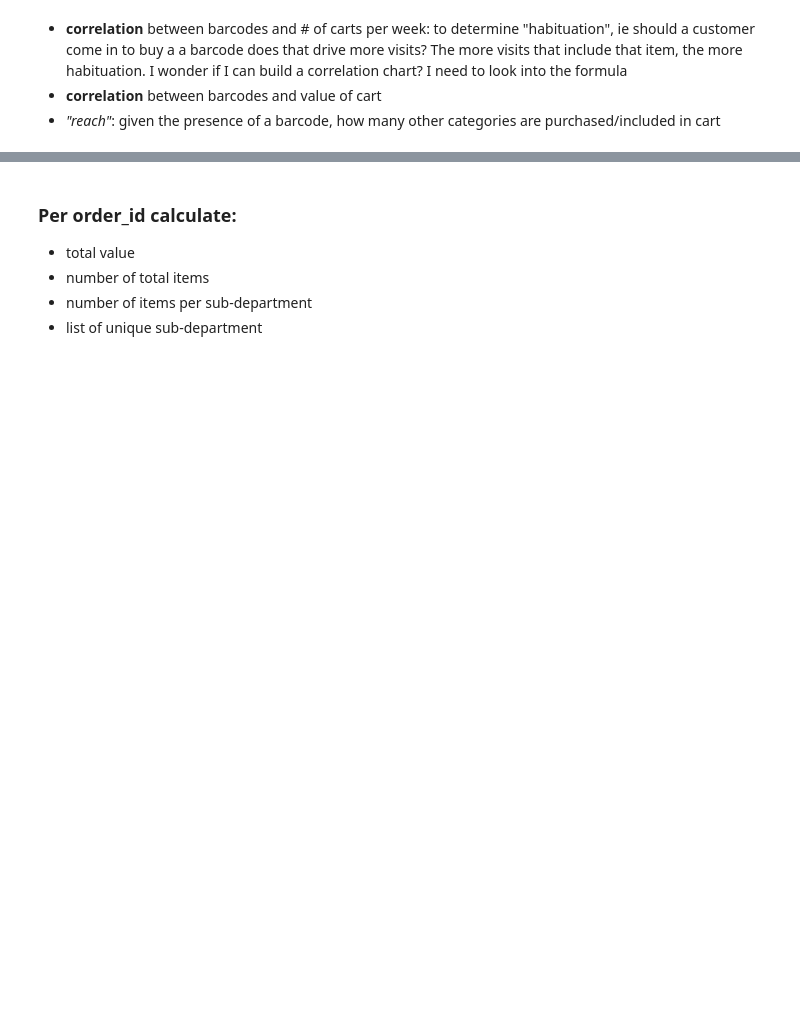
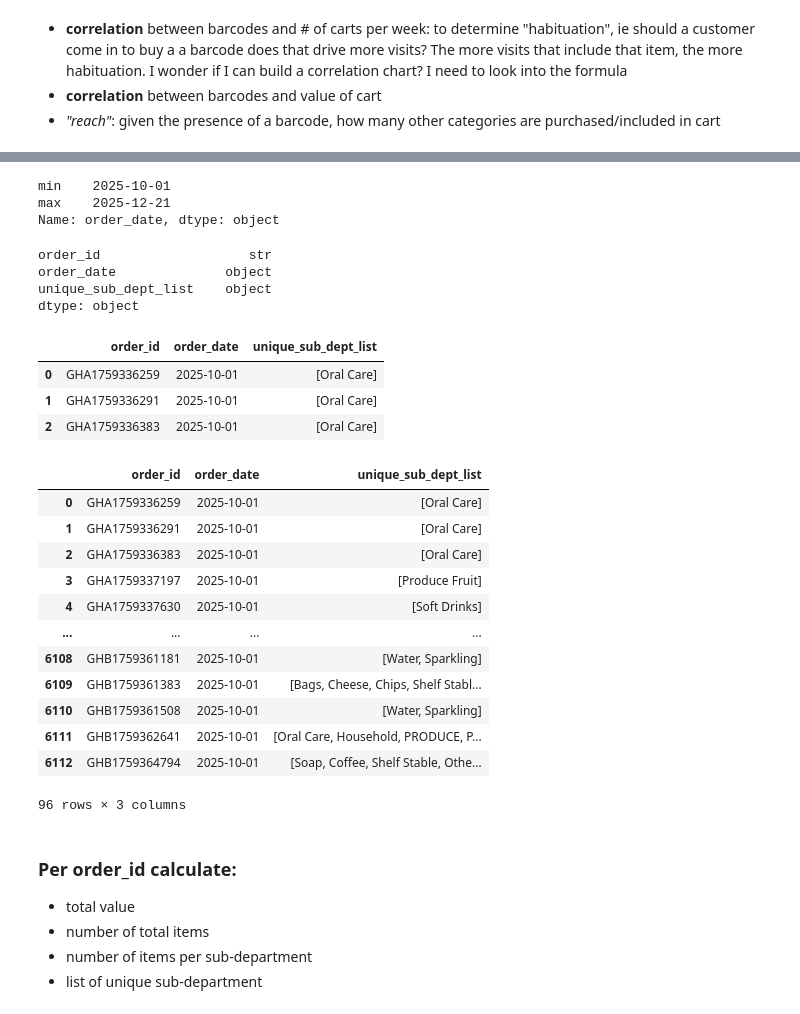
Before and after one commit to calleja/merchAnalysis, a Jupyter notebook: cart_analysis/cart_analysis.ipynb, the cells around one changed output, grey strips where cells are left out. Drawn from its saved outputs; the diff is of its cells as text; code cells hidden in the pictures; blank space fills up the shorter version.

```diff
--- a/cart_analysis/cart_analysis.ipynb
+++ b/cart_analysis/cart_analysis.ipynb
@@ -184,0 +200,12 @@ df.shape
+# %%
+#df = df.assign(order_date=df['order_date'].dt.date)
+#make a list of unique sub_dept and place in a series
+df_list_sub = df.groupby(['order_id','order_date'])['sub-department'].unique().reset_index()
+
+#it might be easier to cut this dataframe from the opposite perspective: # of order_ids by date grouping by sub-department
+df_order_by_sub_date = df.groupby(['sub-department','order_date'])['order_id'].nunique().reset_index()
+
+#context/level-of-detail challenge: consider the # of unique order_id by order_date
+df_orders_by_date = df.groupby('order_date')['order_id'].nunique().reset_index()
+
+df_final = df_order_by_sub_date.merge(df_orders_by_date, on='order_date', how='left')
@@ -185,3 +222,44 @@ df.shape
+# %%
+#rename columns for clarity
+df_list_sub.columns = ['order_id','order_date','unique_sub_dept_list']
+# %%
+#get date range in order to subset the max range for a test measurement window
+#2025-10-01 to 2025-12-21
+df_list_sub['order_date'].agg(['min', 'max'])
+# %% [output]
+min    2025-10-01
+max    2025-12-21
+Name: order_date, dtype: object
+# %%
+df_list_sub.dtypes
+# %% [output]
+order_id                   str
+order_date              object
+unique_sub_dept_list    object
+dtype: object
+# %%
+df_list_sub.head(3)
+# %% [output]
+|  | order_id | order_date | unique_sub_dept_list |
+| 0 | GHA1759336259 | 2025-10-01 | [Oral Care] |
+| 1 | GHA1759336291 | 2025-10-01 | [Oral Care] |
+| 2 | GHA1759336383 | 2025-10-01 | [Oral Care] |
+# %%
+display(df_list_sub.loc[df_list_sub['order_date'] == pd.Timestamp('2025-10-01').date(),:])
+# %% [output]
+|  | order_id | order_date | unique_sub_dept_list |
+| 0 | GHA1759336259 | 2025-10-01 | [Oral Care] |
+| 1 | GHA1759336291 | 2025-10-01 | [Oral Care] |
+| 2 | GHA1759336383 | 2025-10-01 | [Oral Care] |
+| 3 | GHA1759337197 | 2025-10-01 | [Produce Fruit] |
+| 4 | GHA1759337630 | 2025-10-01 | [Soft Drinks] |
+| ... | ... | ... | ... |
+| 6108 | GHB1759361181 | 2025-10-01 | [Water, Sparkling] |
+| 6109 | GHB1759361383 | 2025-10-01 | [Bags, Cheese, Chips, Shelf Stabl... |
+| 6110 | GHB1759361508 | 2025-10-01 | [Water, Sparkling] |
+| 6111 | GHB1759362641 | 2025-10-01 | [Oral Care, Household, PRODUCE, P... |
+| 6112 | GHB1759364794 | 2025-10-01 | [Soap, Coffee, Shelf Stable, Othe... |
+96 rows × 3 columns
 # %% [markdown]
 ### Per order_id calculate:
 - total value
```
Also changed, not shown: parts of 5 cells of this notebook, 1 other file.
